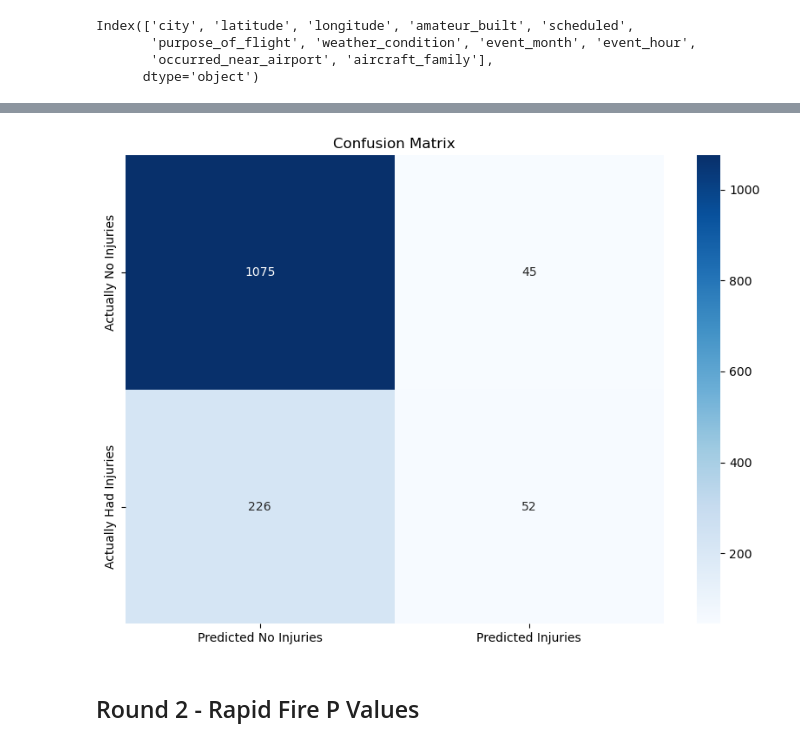
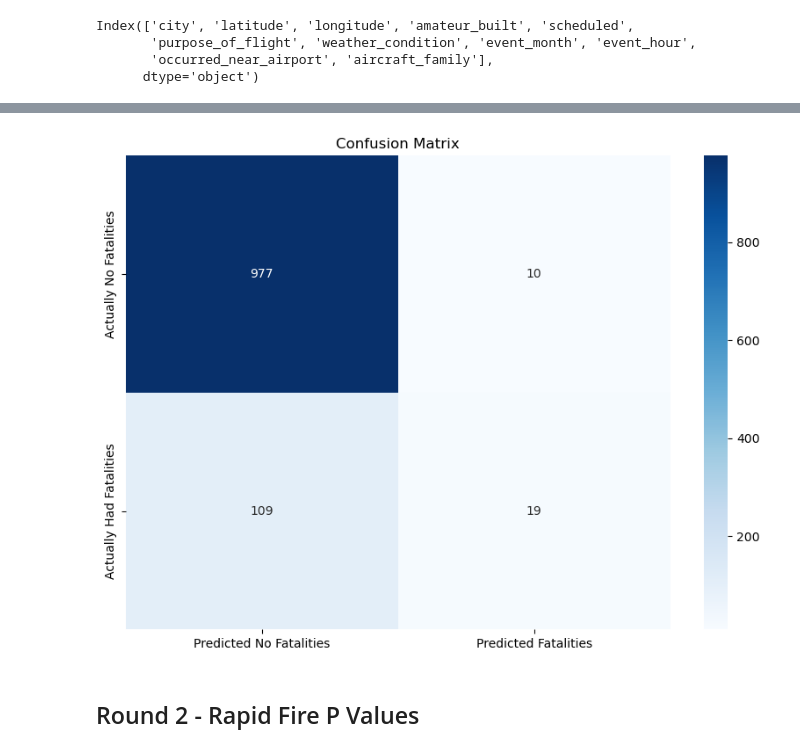
Before and after one commit to TheMirch/dsi-group-project, a Jupyter notebook: code/mike_modeling.ipynb, the cells around one changed output, grey strips where cells are left out. Saved outputs shown, nothing was run; the diff lists cells and outputs as text; code cells hidden in the pictures.

```diff
--- a/code/mike_modeling.ipynb
+++ b/code/mike_modeling.ipynb
@@ -336,5 +291,6 @@ X_1b = df.drop(['ntsb_no', 'probable_cause', 'airport_name', 'event_type', 'mkey
 # %%
-y = df['highest_injury_level']
+# y = df['highest_injury_level']
+y = df['has_fatal_injury']
 # %%
 X_1b.columns
 # %% [output]
@@ -367,17 +343,21 @@ glm_accuracy(glm1z.model, glm1z.X_test, glm1z.y_test)
+# %%
+y_pred_proba = glm1z.model.predict(glm1z.X_test)
+# %%
+y_pred = np.where(y_pred_proba >= 0.5, 1, 0)
 # %%
     def plot_confusion_matrix(y_true, y_pred, title="Confusion Matrix"):
 
         matrix = confusion_matrix(y_true, y_pred)
         plt.figure(figsize=(10,7))
         sns.heatmap(matrix, annot=True, fmt='g', cmap="Blues",
-                    xticklabels=['Predicted No Injuries', 'Predicted Injuries'],
-                    yticklabels=['Actually No Injuries', 'Actually Had Injuries'])
+                    xticklabels=['Predicted No Fatalities', 'Predicted Fatalities'],
+                    yticklabels=['Actually No Fatalities', 'Actually Had Fatalities'])
         plt.title(title)
         plt.show()
 # %%
-plot_confusion_matrix(y_test, test_pred)
+plot_confusion_matrix(glm1z.y_test, y_pred)
 # %% [output]
-[figure, old version]
+[figure, new version]
 # %% [markdown]
 ## Round 2 - Rapid Fire P Values
 # %% [markdown]
```
Also changed, not shown: parts of 42 cells of this notebook, 2 other files.
